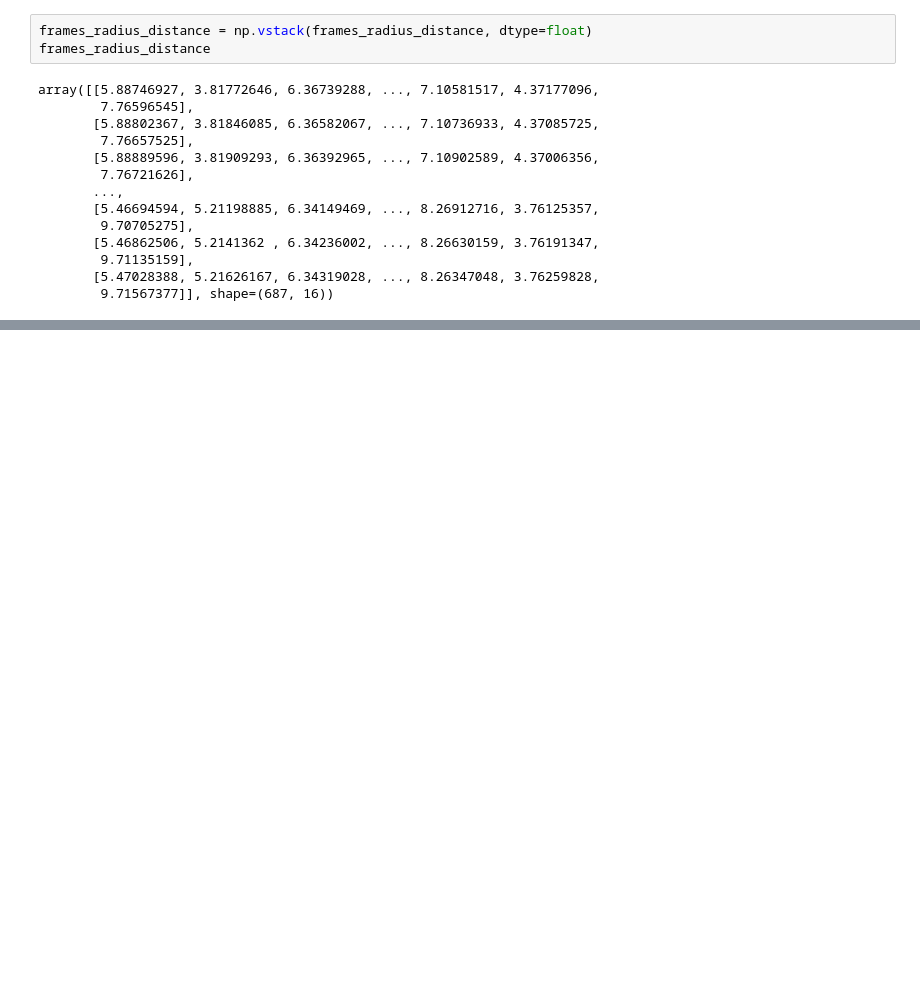
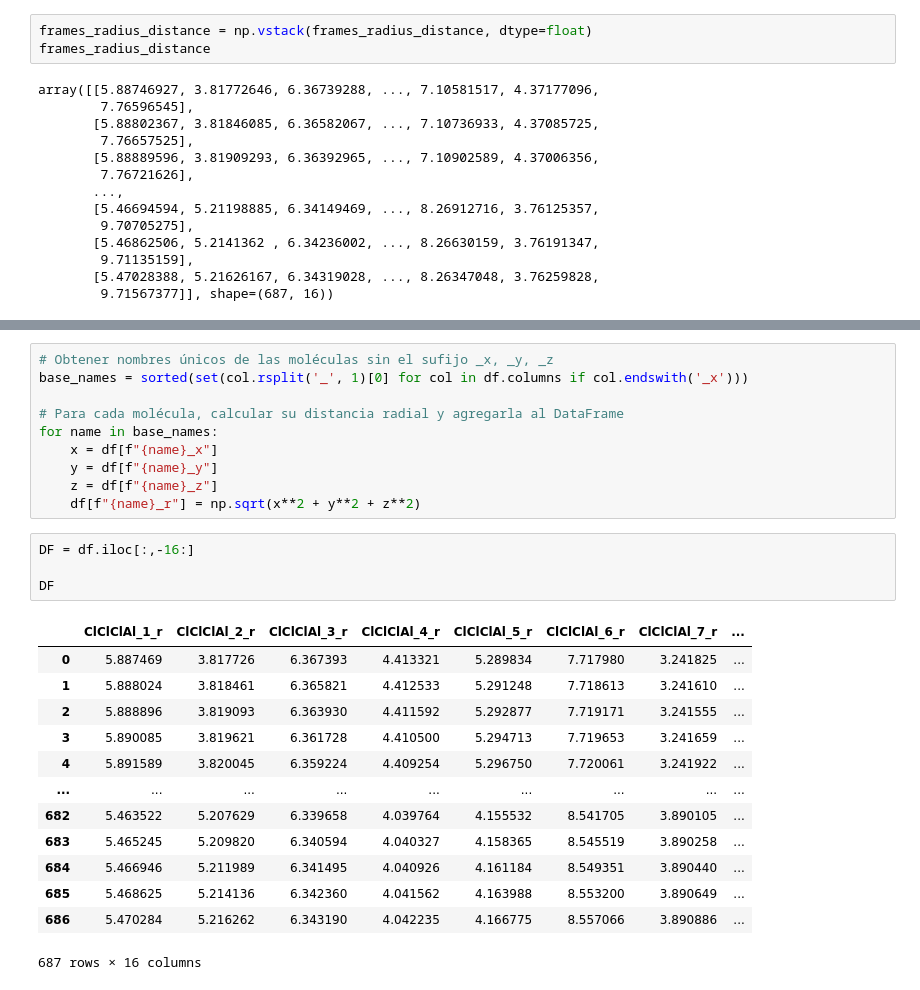
Before and after one commit to physicsIS/Computational_Material_Science, a Jupyter notebook: carbon_nanoscrolls/t4/analisis.ipynb, the cells around one changed output, grey strips where cells are left out. Drawn from its saved outputs; the diff is of its cells as text; blank space fills up the shorter version.

```diff
--- a/carbon_nanoscrolls/t4/analisis.ipynb
+++ b/carbon_nanoscrolls/t4/analisis.ipynb
@@ -162,0 +205,28 @@ plt.close(fig)  # Importante si no querés mostrar la figura estática
+# %%
+# Obtener nombres únicos de las moléculas sin el sufijo _x, _y, _z
+base_names = sorted(set(col.rsplit('_', 1)[0] for col in df.columns if col.endswith('_x')))
+
+# Para cada molécula, calcular su distancia radial y agregarla al DataFrame
+for name in base_names:
+    x = df[f"{name}_x"]
+    y = df[f"{name}_y"]
+    z = df[f"{name}_z"]
+    df[f"{name}_r"] = np.sqrt(x**2 + y**2 + z**2)
+# %%
+DF = df.iloc[:,-16:]
+
+DF
+# %% [output]
+|  | ClClClAl_1_r | ClClClAl_2_r | ClClClAl_3_r | ClClClAl_4_r | ClClClAl_5_r | ClClClAl_6_r | ClClClAl_7_r | ... |
+| 0 | 5.887469 | 3.817726 | 6.367393 | 4.413321 | 5.289834 | 7.717980 | 3.241825 | ... |
+| 1 | 5.888024 | 3.818461 | 6.365821 | 4.412533 | 5.291248 | 7.718613 | 3.241610 | ... |
+| 2 | 5.888896 | 3.819093 | 6.363930 | 4.411592 | 5.292877 | 7.719171 | 3.241555 | ... |
+| 3 | 5.890085 | 3.819621 | 6.361728 | 4.410500 | 5.294713 | 7.719653 | 3.241659 | ... |
+| 4 | 5.891589 | 3.820045 | 6.359224 | 4.409254 | 5.296750 | 7.720061 | 3.241922 | ... |
+| ... | ... | ... | ... | ... | ... | ... | ... | ... |
+| 682 | 5.463522 | 5.207629 | 6.339658 | 4.039764 | 4.155532 | 8.541705 | 3.890105 | ... |
+| 683 | 5.465245 | 5.209820 | 6.340594 | 4.040327 | 4.158365 | 8.545519 | 3.890258 | ... |
+| 684 | 5.466946 | 5.211989 | 6.341495 | 4.040926 | 4.161184 | 8.549351 | 3.890440 | ... |
+| 685 | 5.468625 | 5.214136 | 6.342360 | 4.041562 | 4.163988 | 8.553200 | 3.890649 | ... |
+| 686 | 5.470284 | 5.216262 | 6.343190 | 4.042235 | 4.166775 | 8.557066 | 3.890886 | ... |
+687 rows × 16 columns
```
Also changed, not shown: parts of 8 cells of this notebook, 15 other files.
